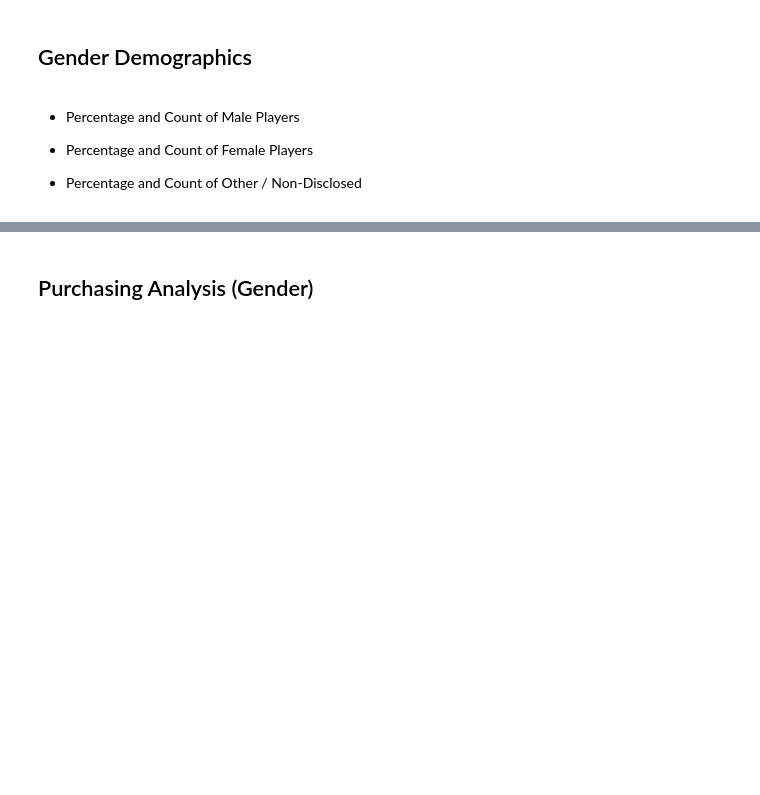
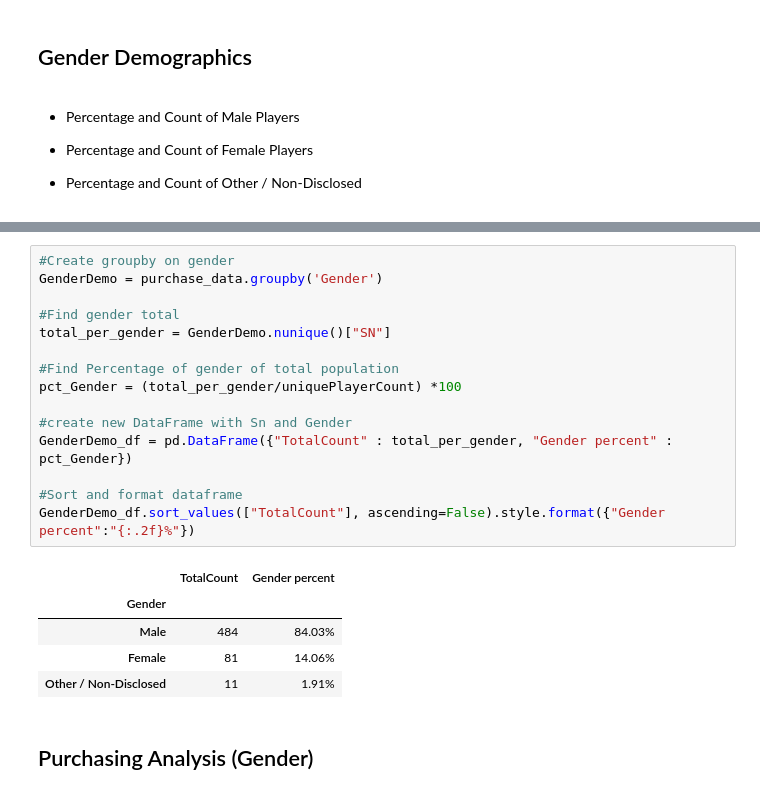
Before and after one commit to EvanK215/pandas-challenge, a Jupyter notebook: HeroesOfPymoli/HeroesOfPymoli.ipynb, the cells around one changed output, grey strips where cells are left out. Cells and saved outputs as stored; diff of their text form; blank space fills up the shorter version.

```diff
--- a/HeroesOfPymoli/HeroesOfPymoli.ipynb
+++ b/HeroesOfPymoli/HeroesOfPymoli.ipynb
@@ -94,3 +72,24 @@ SyntaxError: invalid syntax (<ipython-input-129-bb34731f52d0>, line 17)
+# %%
+#Create groupby on gender
+GenderDemo = purchase_data.groupby('Gender')
+
+#Find gender total
+total_per_gender = GenderDemo.nunique()["SN"]
+
+#Find Percentage of gender of total population
+pct_Gender = (total_per_gender/uniquePlayerCount) *100
+
+#create new DataFrame with Sn and Gender
+GenderDemo_df = pd.DataFrame({"TotalCount" : total_per_gender, "Gender percent" : pct_Gender})
+
+#Sort and format dataframe
+GenderDemo_df.sort_values(["TotalCount"], ascending=False).style.format({"Gender percent":"{:.2f}%"})
+# %% [output]
+|  | TotalCount | Gender percent |
+| Gender |  |  |
+| Male | 484 | 84.03% |
+| Female | 81 | 14.06% |
+| Other / Non-Disclosed | 11 | 1.91% |
 # %% [markdown]
 
 ## Purchasing Analysis (Gender)
```
Also changed, not shown: parts of 5 cells of this notebook.
